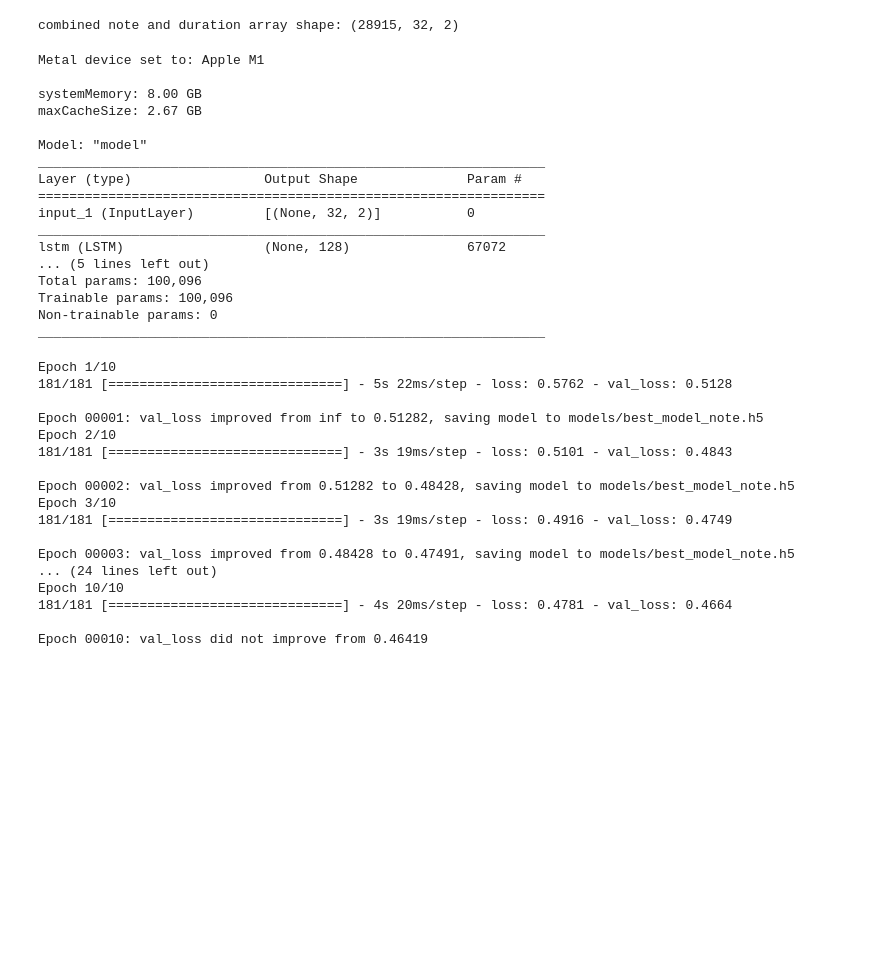
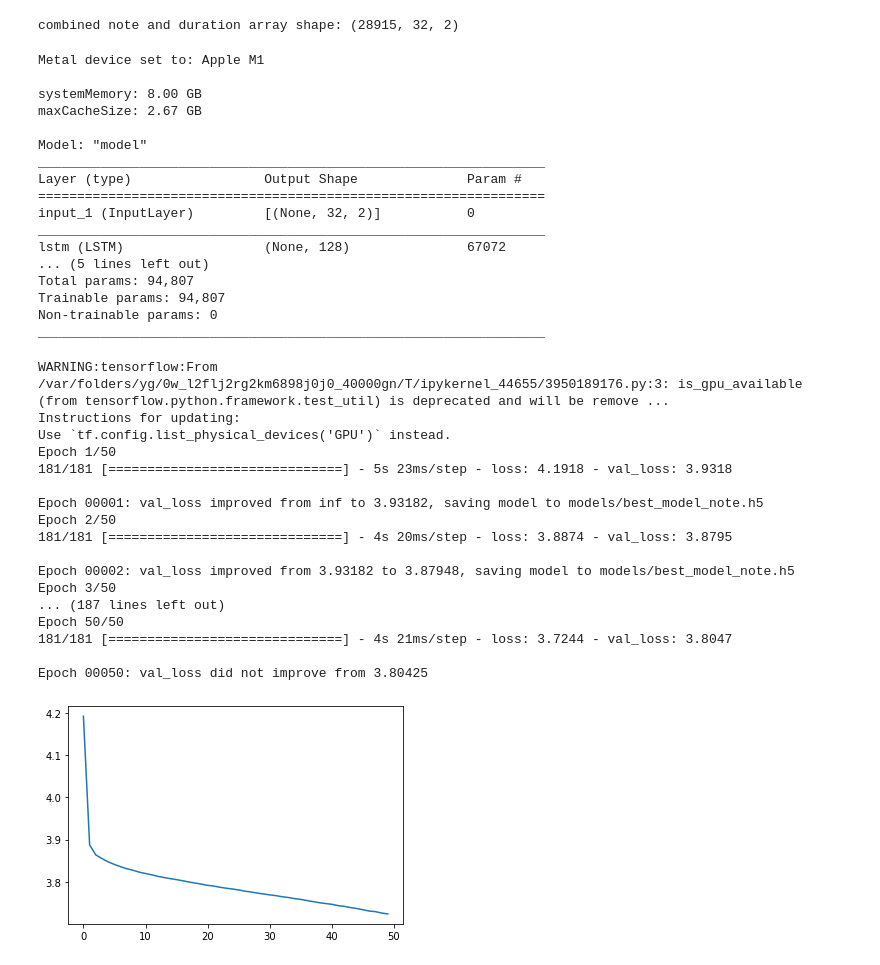
Before and after one commit to benlottes/Music-Generation, a Jupyter notebook: produce_note_model.ipynb, the cells around one changed output. Cells and saved outputs as stored; diff of their text form; code cells hidden in the pictures; blank space fills up the shorter version.

Commit message:
gpu and target visualization

```diff
--- a/produce_note_model.ipynb
+++ b/produce_note_model.ipynb
@@ -30,7 +31,7 @@ with capture_output():
     duration_data_by_file = []
 
     for fn in midi_file_names:
-        notes, durations = read_midi(path + fn)
+        notes, durations = read_midi(path + fn, allow_chords=False)
         note_data_by_file.append(notes)
         duration_data_by_file.append(durations)
 
@@ -116,7 +127,7 @@ x_tr_dur, x_val_dur, y_tr_dur, y_val_dur = train_test_split(x_seq_combined, y_se
 inputs = Input((n_timesteps, 2))
 x = LSTM(128)(inputs)
 x = Dense(128, activation="relu")(x)
-output = Dense(128, activation="softmax")(x)
+output = Dense(len(unique_x_note), activation="softmax")(x)
 
 model_note = tf.keras.Model(inputs, output)
 
@@ -136,35 +147,42 @@ input_1 (InputLayer)         [(None, 32, 2)]           0
 _________________________________________________________________
 lstm (LSTM)                  (None, 128)               67072
 ... (5 lines left out)
-Total params: 100,096
-Trainable params: 100,096
+Total params: 94,807
+Trainable params: 94,807
 Non-trainable params: 0
 _________________________________________________________________
 # %%
 mc = ModelCheckpoint('models/best_model_note.h5', monitor='val_loss', mode='min', save_best_only=True, verbose=1)
-history = model_note.fit(x=x_tr_note, y=y_tr_note,
-                    batch_size=128, epochs=10,
-                    validation_data=(x_val_note, y_val_note),
-                    verbose=1, callbacks=[mc]
-)
+
+device = tf.device('/device:GPU:0') if tf.config.list_physical_devices("GPU") else tf.device('/device:CPU:0')
+
+with device:
+    history = model_note.fit(x=x_tr_note, y=y_tr_note,
+                        batch_size=128, epochs=50,
+                        validation_data=(x_val_note, y_val_note),
+                        verbose=1, callbacks=[mc]
+    )
+plt.plot(history.history['loss'])
+plt.show()
 # %% [output]
-Epoch 1/10
-181/181 [==============================] - 5s 22ms/step - loss: 0.5762 - val_loss: 0.5128
+WARNING:tensorflow:From /var/folders/yg/0w_l2flj2rg2km6898j0j0_40000gn/T/ipykernel_44655/3950189176.py:3: is_gpu_available (from tensorflow.python.framework.test_util) is deprecated and will be remove ...
+Instructions for updating:
+Use `tf.config.list_physical_devices('GPU')` instead.
+Epoch 1/50
+181/181 [==============================] - 5s 23ms/step - loss: 4.1918 - val_loss: 3.9318
 
-Epoch 00001: val_loss improved from inf to 0.51282, saving model to models/best_model_note.h5
-Epoch 2/10
-181/181 [==============================] - 3s 19ms/step - loss: 0.5101 - val_loss: 0.4843
+Epoch 00001: val_loss improved from inf to 3.93182, saving model to models/best_model_note.h5
+Epoch 2/50
+181/181 [==============================] - 4s 20ms/step - loss: 3.8874 - val_loss: 3.8795
 
-Epoch 00002: val_loss improved from 0.51282 to 0.48428, saving model to models/best_model_note.h5
-Epoch 3/10
-181/181 [==============================] - 3s 19ms/step - loss: 0.4916 - val_loss: 0.4749
+Epoch 00002: val_loss improved from 3.93182 to 3.87948, saving model to models/best_model_note.h5
+Epoch 3/50
+... (187 lines left out)
+Epoch 50/50
+181/181 [==============================] - 4s 21ms/step - loss: 3.7244 - val_loss: 3.8047
 
-Epoch 00003: val_loss improved from 0.48428 to 0.47491, saving model to models/best_model_note.h5
-... (24 lines left out)
-Epoch 10/10
-181/181 [==============================] - 4s 20ms/step - loss: 0.4781 - val_loss: 0.4664
-
-Epoch 00010: val_loss did not improve from 0.46419
+Epoch 00050: val_loss did not improve from 3.80425
+[figure, added]
 # %%
 inputs = Input((n_timesteps, 2))
 x = LSTM(128)(inputs)
```
Also changed, not shown: parts of 7 cells of this notebook, 7 other files.
